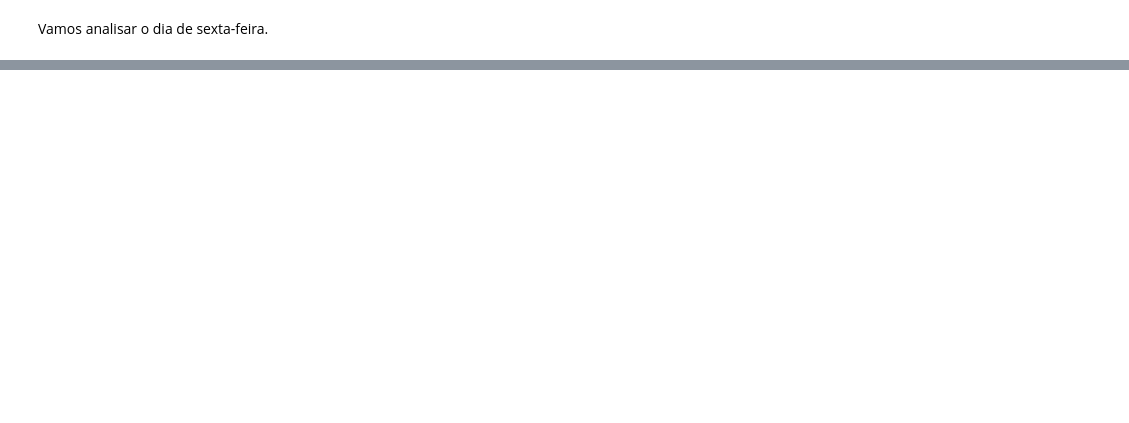
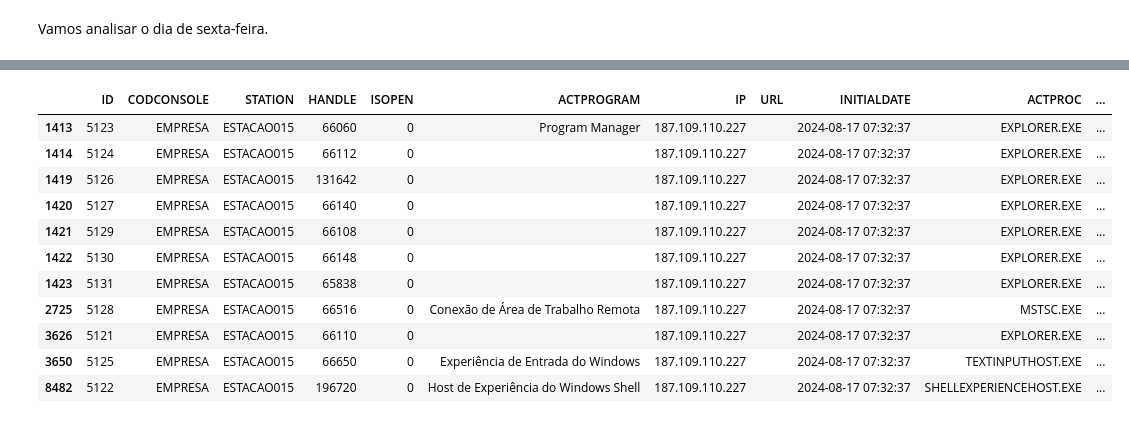
Before and after one commit to MorganaDiasRodrigues/projcd-neteye, a Jupyter notebook: Explorations/produtividade.ipynb, the cells around one changed output, grey strips where cells are left out. Saved outputs shown, nothing was run; the diff lists cells and outputs as text; code cells hidden in the pictures; blank space fills up the shorter version.

```diff
--- a/Explorations/produtividade.ipynb
+++ b/Explorations/produtividade.ipynb
@@ -167,0 +188,15 @@ class_soft
+# %%
+filtered_df[filtered_df['INITIALDATE'] == '2024-08-17 07:32:37']
+# %% [output]
+|  | ID | CODCONSOLE | STATION | HANDLE | ISOPEN | ACTPROGRAM | IP | URL | INITIALDATE | ACTPROC | ... |
+| 1413 | 5123 | EMPRESA | ESTACAO015 | 66060 | 0 | Program Manager | 187.109.110.227 |  | 2024-08-17 07:32:37 | EXPLORER.EXE | ... |
+| 1414 | 5124 | EMPRESA | ESTACAO015 | 66112 | 0 |  | 187.109.110.227 |  | 2024-08-17 07:32:37 | EXPLORER.EXE | ... |
+| 1419 | 5126 | EMPRESA | ESTACAO015 | 131642 | 0 |  | 187.109.110.227 |  | 2024-08-17 07:32:37 | EXPLORER.EXE | ... |
+| 1420 | 5127 | EMPRESA | ESTACAO015 | 66140 | 0 |  | 187.109.110.227 |  | 2024-08-17 07:32:37 | EXPLORER.EXE | ... |
+| 1421 | 5129 | EMPRESA | ESTACAO015 | 66108 | 0 |  | 187.109.110.227 |  | 2024-08-17 07:32:37 | EXPLORER.EXE | ... |
+| 1422 | 5130 | EMPRESA | ESTACAO015 | 66148 | 0 |  | 187.109.110.227 |  | 2024-08-17 07:32:37 | EXPLORER.EXE | ... |
+| 1423 | 5131 | EMPRESA | ESTACAO015 | 65838 | 0 |  | 187.109.110.227 |  | 2024-08-17 07:32:37 | EXPLORER.EXE | ... |
+| 2725 | 5128 | EMPRESA | ESTACAO015 | 66516 | 0 | Conexão de Área de Trabalho Remota | 187.109.110.227 |  | 2024-08-17 07:32:37 | MSTSC.EXE | ... |
+| 3626 | 5121 | EMPRESA | ESTACAO015 | 66110 | 0 |  | 187.109.110.227 |  | 2024-08-17 07:32:37 | EXPLORER.EXE | ... |
+| 3650 | 5125 | EMPRESA | ESTACAO015 | 66650 | 0 | Experiência de Entrada do Windows | 187.109.110.227 |  | 2024-08-17 07:32:37 | TEXTINPUTHOST.EXE | ... |
+| 8482 | 5122 | EMPRESA | ESTACAO015 | 196720 | 0 | Host de Experiência do Windows Shell | 187.109.110.227 |  | 2024-08-17 07:32:37 | SHELLEXPERIENCEHOST.EXE | ... |
```
Also changed, not shown: parts of 16 cells of this notebook.
